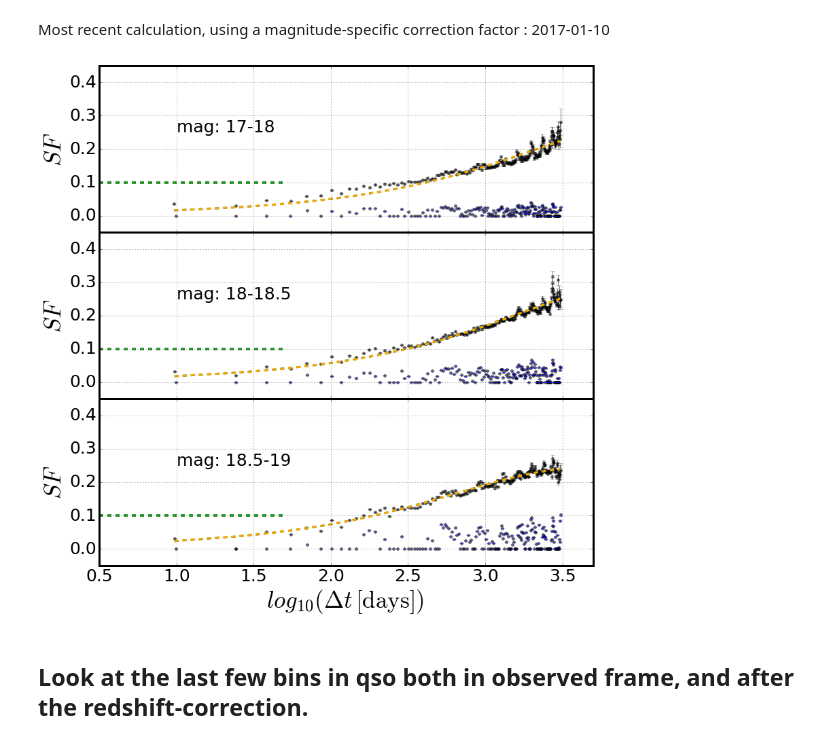
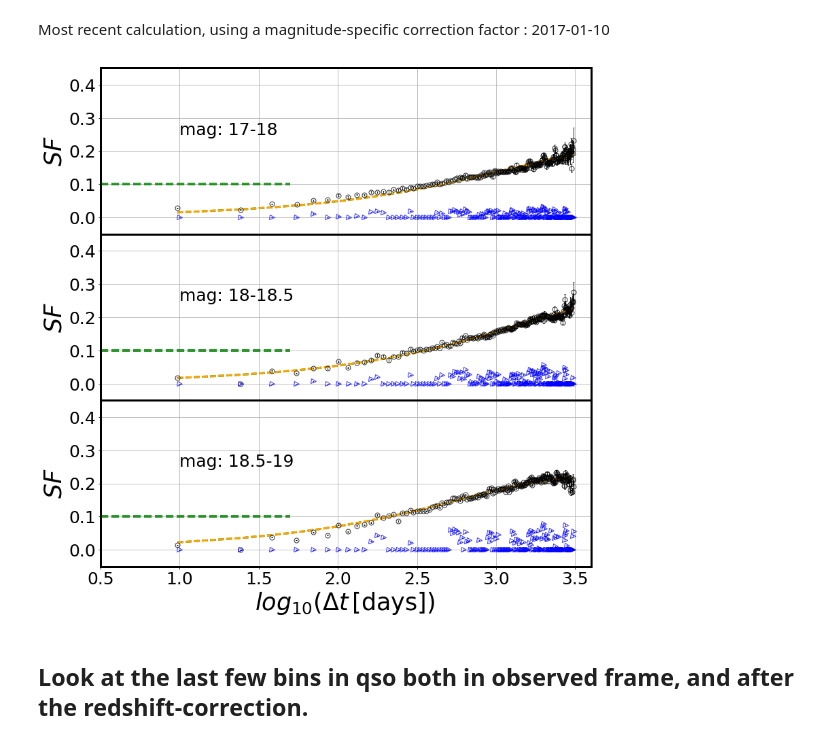
Before and after one commit to suberlak/CRTS_PROJECT, a Jupyter notebook: F_Fig_4_SF_three_panels.ipynb, the cells around one changed output. Saved outputs shown, nothing was run; the diff lists cells and outputs as text; code cells hidden in the pictures.

```diff
--- a/F_Fig_4_SF_three_panels.ipynb
+++ b/F_Fig_4_SF_three_panels.ipynb
@@ -26,9 +26,9 @@ These numbers are derived from histograms of  the quantity $\chi$ calculated for
 # If we were using the full linear fit to the correction factor as a function of timescale...
 # We are not, because the timescale-dependence is much smaller than the magnitude-dependence
 # Read in the linear correction coefficients....
-file = '../data_products/Fig_3_data/2017-01-10/r_cut_minMag_maxMag_mean_fc.txt'
+file = '../data_products/Fig_3_data/2017-08-08/r_cut_minMag_maxMag_mean_fc.txt'
 data = np.loadtxt(file, unpack=True)
 
 Min_arr = np.array(data[0])
 Max_arr = np.array(data[1])
-fc = data[2]
+fc = np.array(data[2])
@@ -50,6 +56,6 @@ Today we will save our Fig_4 files in /Users/chris/GradResearch/CRTS_PROJECT/dat
 # %%
 # override the outDir to finish calculations from yesterday ...
-outDir = '/Users/chris/GradResearch/CRTS_PROJECT/data_products/Fig_4_data/2017-01-10/'
+#outDir = '/Users/chris/GradResearch/CRTS_PROJECT/data_products/Fig_4_data/2017-01-10/'
 # %% [markdown]
 ## Read in xi, ei  for the objects in a given mag range ...
 # %%
@@ -166,10 +154,9 @@ print('Today we will save our Fig_4 files in %s'%outDir)
 for obj in ['qso','starsB'] : # out_dic[b].keys()
     print('\n For obj = %s'% obj)
     # obj = 'qso'  # or starsB,  starsR
-    m_ij = out_dic['r_cut'][obj][0]
-    tau =  out_dic['r_cut'][obj][1]
-    e_ij = fc_mag * out_dic['r_cut'][obj][2]  # apply the correction factor
-
+    m_ij = out_dic[obj]['xi']
+    tau =  out_dic[obj]['tau']
+    e_ij = fc_mag * out_dic[obj]['ei']  # apply the correction factor
 
     # Pull out some tau to plot means : common to all panels
     binned_tau = binned_statistic(tau, tau, statistic='mean', bins=nbins)
@@ -238,7 +225,7 @@ for obj in ['qso','starsB'] : # out_dic[b].keys()
     save_data = np.column_stack((mean_tau, bin_stdev, bin_sigma_G, sig_bins['full'],
                             sig_bins['approx'], mu_bins['full'], mu_bins['approx'], bin_count))
 
-    header = 'meanTau   stdev    sigmaG   sigmaFull  sigmaApprox   muFull  muApprox   binCount '
+    header = 'meanTau   stdev    sigmaG   sigmaFull  sigmaApprox   muFull  muApprox  binCount '
     np.savetxt(fname, save_data, fmt = '%s', delimiter = ' ' , header=header )
     print('Results saved as %s ' % fname)
 
@@ -271,7 +258,7 @@ import numpy as np
 from collections import OrderedDict
 
 # the directory with results previously calculated ...
-outDir = '/Users/chris/GradResearch/CRTS_PROJECT/data_products/Fig_4_data/2017-01-10/'
+#outDir = '/Users/chris/GradResearch/CRTS_PROJECT/data_products/Fig_4_data/2017-01-10/'
 
 plot_data = OrderedDict()
 
@@ -327,7 +314,23 @@ rcParams.update({'figure.autolayout': False})
 
 obj_arr = ['qso',  'starsB']
 labels_arr = ['Quasars', 'Blue Stars']
-colors = ['black','blue']
+colors= {'qso':'black',  'starsB':'blue'}
+
+markers = {'qso':'o',  'starsB': '>'}
+def plot_errorbar(ax, x,y,yerr, obj, linestyle='None', markersize=p_size,
+                 markerfacecolor='None',elinewidth=1,
+                  markeredgewidth=1, capsize=1, alpha=0.8, colors=colors,
+                  markers=markers ):
+    ''' A quick convenience function to use the
+    same default markers, etc. for all plots
+    '''
+    ax.errorbar(x,y,yerr,linestyle=linestyle, c = colors[obj],
+                marker=markers[obj],  markersize=p_size, markeredgecolor=colors[obj],
+                markerfacecolor='None', markeredgewidth=1,  elinewidth=1, capsize=1,
+                alpha=0.8)
+
+# choose sigma calculation type ..
+calc = 'Approx'
 
 # set all plot parameters
 lh_w   = 1.0  # horizontal line thickness
@@ -335,7 +338,7 @@ lh_st  = '--' # horizontal line style
 lh_al  = 0.5  # horizontal line alpha parameter
 
 # dot size
-p_size = 14 #7
+p_size = 7 #7
 p_al   = 0.5
 
 # y limits for SF panels
@@ -348,9 +351,7 @@ y_mu_bott = -0.1
 
 # x limits for ALL PANELS
 x_left = 0.5
-x_right = 3.7
-
-b = 'r_cut'
+x_right = 3.6
 
 fig,ax = plt.subplots(3,1, figsize=(12,12), sharex=True)
 
@@ -359,74 +360,46 @@ for i in range(len(Min_arr)):
     Max = Max_arr[i]
     for j in range(len(obj_arr)):
         obj = obj_arr[j]
-
         plot = plot_data[Min][obj]
-
-        #ax[i].scatter(np.log10(plot['meanTau']), plot['sigmaApprox'],  s=p_size,
-        #            alpha=p_al, label=labels_arr[j],
-        #              color=colors[j])
-        #err_sig = plot['sigmaApprox']* 1.06 / np.sqrt(plot['binCount'])
-
-        #ax[i].errorbar(np.log10(plot['meanTau']), plot['sigmaApprox'],err_sig, linestyle='None',
-        #               color=colors[j],   alpha=p_al)#
-
-        ax[i].scatter(np.log10(plot['meanTau']), plot['sigmaFull'], s=p_size,
-                    alpha=p_al, c =colors[obj_arr==obj])
-        err_sig = plot['sigmaFull']* 1.06 / np.sqrt(plot['binCount'])
-
-        ax[i].errorbar(np.log10(plot['meanTau']), plot['sigmaFull'],err_sig, linestyle='None',
-                       color=colors[j],   alpha=p_al)#
+        x = np.log10(plot['meanTau'])
+        y = plot['sigma'+calc]
+        yerr = plot['sigmaFull']* 1.06 / np.sqrt(plot['binCount'])
+        plot_errorbar(ax[i], x,y,yerr, obj)
 
         if obj == 'qso' :
             # Calculate the model DRW fit for QSO
-
             xdata = plot['meanTau']
-            sf = plot['sigmaFull']
+            sf = plot['sigma'+calc]
             popt, pcov = curve_fit(model_sf, xdata, sf)
             y = model_sf(xdata, sf_inf=popt[0], tau = popt[1]) # tau 1 year in days
 
             # Fold-in the error to the model SF , plot
             # both folded and not-folded version
             y_fold = np.sqrt((y ** 2.0)+ (err_sig ** 2.0) )
             ax[i].plot(np.log10(xdata), y_fold , lw=3, c = 'green', ls='--')
             ax[i].plot(np.log10(xdata), y , lw=3, c = 'orange', ls='--')
 
-            # text = r'$ \mathrm{Model:}\ \tau=%.3f \,\mathrm{days} , \ SF_{\infty}=%.3f \,\mathrm{mag}$'%(popt[1],popt[0])
-            # ax[i].text(x=0.75, y=0.3,s = text )
-
-
 for i in range(len(Min_arr)) :
 
     ax[i].text(1.0, 0.25, 'mag: '+str(Min_arr[i])+'-'+str(Max_arr[i]) )
-
     ax[i].set_ylabel(r'$SF$')
     ax[i].set_ylim(bottom=y_bott, top=y_top)
     ax[i].set_xlim(left=x_left, right=x_right)
     ax[i].grid()
-    ax[i].hlines(y=0.1, xmin =0.5, xmax=1.7, color='green', lw = 4, linestyle = '--' , alpha = 0.8  )
+    ax[i].hlines(y=0.1, xmin =0.5, xmax=1.7, color='green', lw = 4,
+                 linestyle = '--' , alpha = 0.8  )
 
     ax[i].set_yticks([0,0.1,0.2,0.3,0.4])
     ax[i].set_yticklabels(['0.0','0.1', '0.2', '0.3', '0.4'])
 
-axbox = ax[0].get_position()
-x_value=0.3
-y_value=0.15
-legend = ax[0].legend(fancybox=True,loc=(axbox.x0 + x_value, axbox.y0 - y_value), fontsize=25)
-#rcParams['legend.numpoints'] = 1
-#legend.get_frame().set_edgecolor('1.0')
-#legend.get_frame().set_alpha(0.5)
-#plt.rc('legend',**{'fontsize':16})
-#plt.setp(plt.gca().get_legend().get_texts(), fontsize='12')
 
 ax[-1].set_xlabel(r'$log_{10} (\Delta {t} \, \mathrm{[days]})$ ')
-#legend = ax[0].legend(fancybox=True,loc=(axbox.x0 + x_value, axbox.y0 - y_value), fontsize=25)
-#ax[-1].set_xlabel(r'$\log_{10}{\tau}$', fontsize=20)
 plt.tight_layout()
 fig.subplots_adjust(hspace=0)
-plt.savefig(outDir+'Fig_4_SF_QSO_starsB_r_cut.png')
+plt.savefig(outDir+'Fig_4_SF_QSO_starsB.png')
 plt.show()
 # %% [output]
-[figure, old version]
+[figure, new version]
 # %% [markdown]
 ## Look at the last few bins in qso both in observed frame, and after the redshift-correction.
 # %%
```
Also changed, not shown: parts of 9 cells of this notebook, 1 other file.
